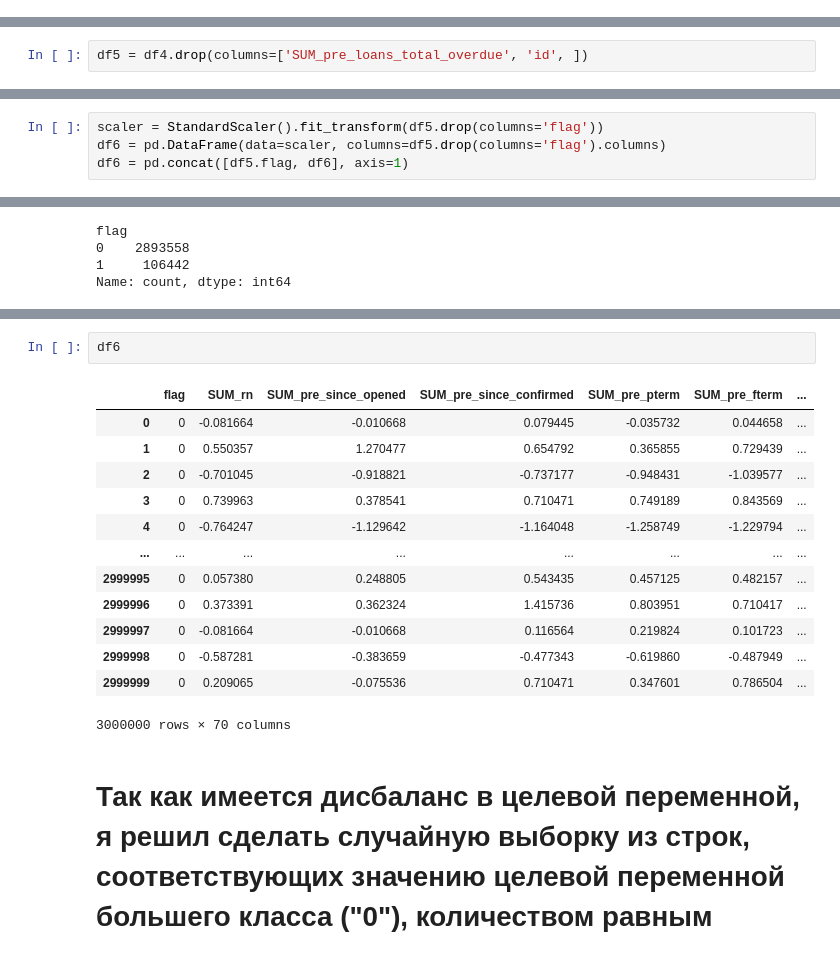
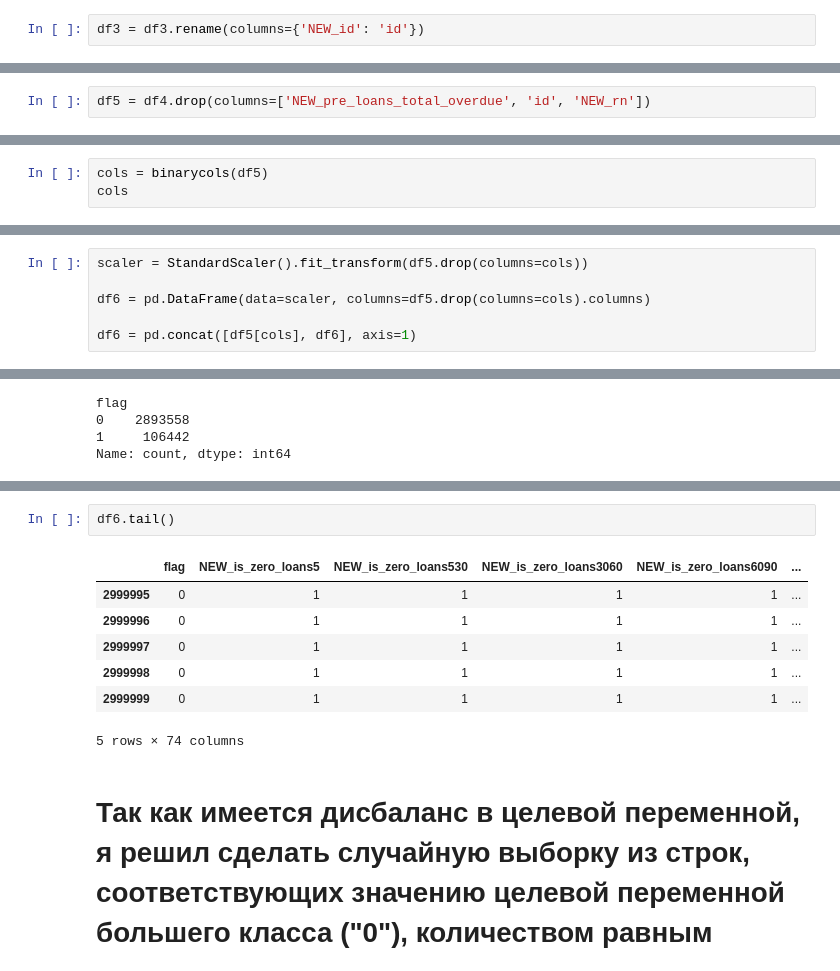
Before and after one commit to InfinityVaL/Machine_Learning, a Jupyter notebook: Credit.ipynb, the cells around one changed output, grey strips where cells are left out. Drawn from its saved outputs; the diff is of its cells as text.

```diff
--- a/Credit.ipynb
+++ b/Credit.ipynb
@@ -421,3 +421,5 @@ memory usage: 423.4 MB
+# %%
+df3 = df3.rename(columns={'NEW_id': 'id'})
 # %% [markdown]
 # Соединяю основную таблицу с целевой переменной по колонке "id".
 # %%
@@ -485,7 +487,7 @@ Name: count, dtype: int64
 # %% [markdown]
 # Удаляю лишние колонки
 # %%
-df5 = df4.drop(columns=['SUM_pre_loans_total_overdue', 'id', ])
+df5 = df4.drop(columns=['NEW_pre_loans_total_overdue', 'id', 'NEW_rn'])
 # %%
 df5.tail()
 # %% [output]
@@ -516,3 +518,6 @@ def quantilecount(dframe):
     return dframe2.reset_index(drop=True)
 # %% [markdown]
 # Стандартизирую значения во всей таблице, но не целевую переменную
+# %%
+cols = binarycols(df5)
+cols
@@ -519,7 +542,9 @@ def quantilecount(dframe):
 # %%
-scaler = StandardScaler().fit_transform(df5.drop(columns='flag'))
-df6 = pd.DataFrame(data=scaler, columns=df5.drop(columns='flag').columns)
-df6 = pd.concat([df5.flag, df6], axis=1)
+scaler = StandardScaler().fit_transform(df5.drop(columns=cols))
+
+df6 = pd.DataFrame(data=scaler, columns=df5.drop(columns=cols).columns)
+
+df6 = pd.concat([df5[cols], df6], axis=1)
 # %%
 df6.info()
 # %% [output]
@@ -556,19 +581,13 @@ df6.shape
 # %%
-df6
+df6.tail()
 # %% [output]
-|  | flag | SUM_rn | SUM_pre_since_opened | SUM_pre_since_confirmed | SUM_pre_pterm | SUM_pre_fterm | ... |
-| 0 | 0 | -0.081664 | -0.010668 | 0.079445 | -0.035732 | 0.044658 | ... |
-| 1 | 0 | 0.550357 | 1.270477 | 0.654792 | 0.365855 | 0.729439 | ... |
-| 2 | 0 | -0.701045 | -0.918821 | -0.737177 | -0.948431 | -1.039577 | ... |
-| 3 | 0 | 0.739963 | 0.378541 | 0.710471 | 0.749189 | 0.843569 | ... |
-| 4 | 0 | -0.764247 | -1.129642 | -1.164048 | -1.258749 | -1.229794 | ... |
-| ... | ... | ... | ... | ... | ... | ... | ... |
-| 2999995 | 0 | 0.057380 | 0.248805 | 0.543435 | 0.457125 | 0.482157 | ... |
-| 2999996 | 0 | 0.373391 | 0.362324 | 1.415736 | 0.803951 | 0.710417 | ... |
-| 2999997 | 0 | -0.081664 | -0.010668 | 0.116564 | 0.219824 | 0.101723 | ... |
-| 2999998 | 0 | -0.587281 | -0.383659 | -0.477343 | -0.619860 | -0.487949 | ... |
-| 2999999 | 0 | 0.209065 | -0.075536 | 0.710471 | 0.347601 | 0.786504 | ... |
+|  | flag | NEW_is_zero_loans5 | NEW_is_zero_loans530 | NEW_is_zero_loans3060 | NEW_is_zero_loans6090 | ... |
+| 2999995 | 0 | 1 | 1 | 1 | 1 | ... |
+| 2999996 | 0 | 1 | 1 | 1 | 1 | ... |
+| 2999997 | 0 | 1 | 1 | 1 | 1 | ... |
+| 2999998 | 0 | 1 | 1 | 1 | 1 | ... |
+| 2999999 | 0 | 1 | 1 | 1 | 1 | ... |
-3000000 rows × 70 columns
+5 rows × 74 columns
 # %% [markdown]
 # Так как имеется дисбаланс в целевой переменной, я решил сделать случайную выборку из строк, соответствующих значению целевой переменной большего класса ("0"), количеством равным удвоенному количеству значений меньшего класса. Что бы всё-таки значимость класса "0", когда кредит не надо выдавать, была выше, так как для банка это важнее.
 # %%
```
Also changed, not shown: parts of 86 cells of this notebook.
